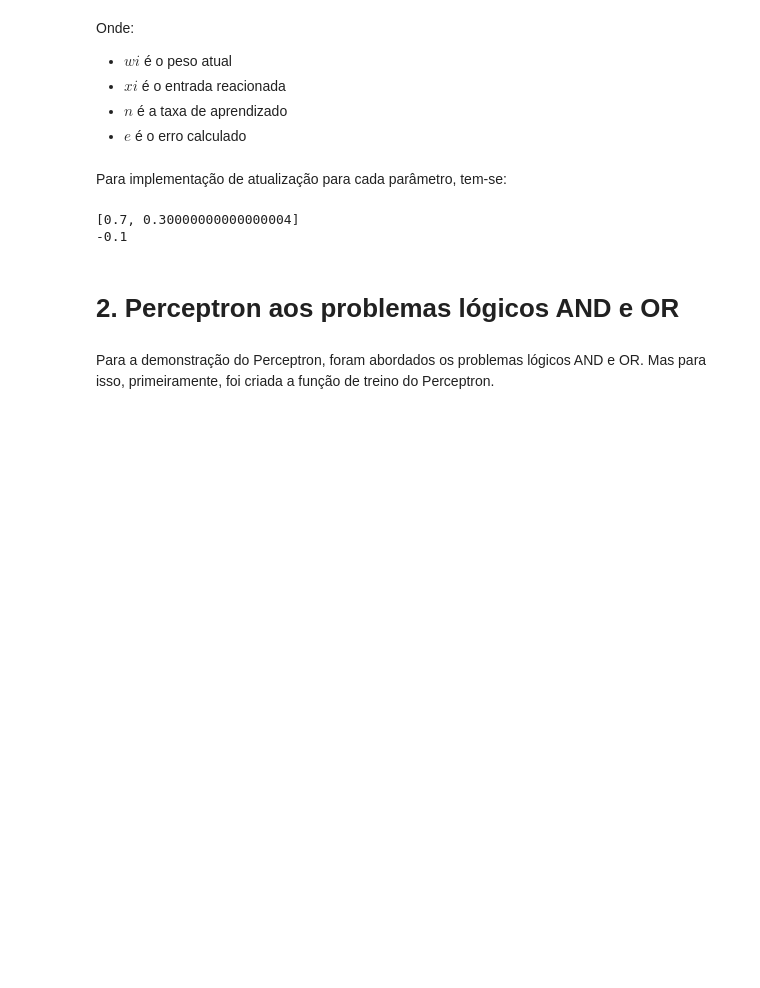
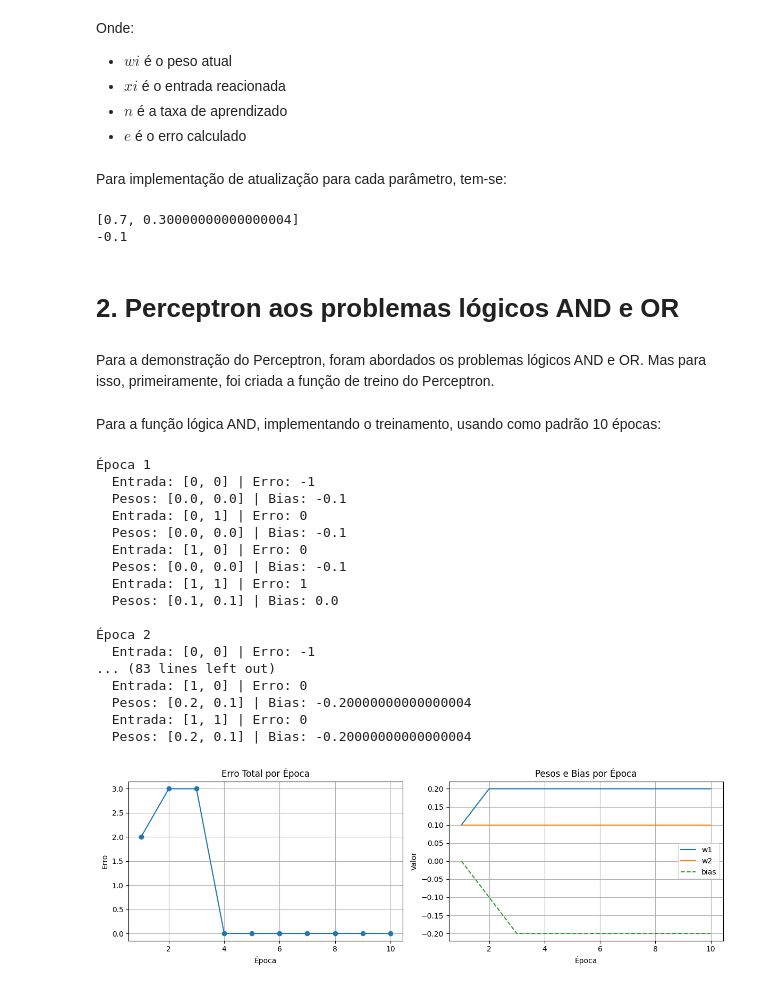
Before and after one commit to Redes-Neurais-2025-1/G_FilipePinheiro_Perceptron, a Jupyter notebook: perceptron.ipynb, the cells around one changed output. Saved outputs shown, nothing was run; the diff lists cells and outputs as text; code cells hidden in the pictures; blank space fills up the shorter version.

Commit message:
feat
Finalizado o treinamento com os datasets OR e AND.

```diff
--- a/perceptron.ipynb
+++ b/perceptron.ipynb
@@ -147,0 +181,52 @@ Para a demonstração do Perceptron, foram abordados os problemas lógicos AND e
+# %%
+def plot(historico_erro, historico_pesos, historico_bias):
+  epocas = range(1, len(historico_erro) + 1)
+
+  plt.figure(figsize=(12, 4))
+  plt.subplot(1, 2, 1)
+  plt.plot(epocas, historico_erro, marker='o')
+  plt.title('Erro Total por Época')
+  plt.xlabel('Época')
+  plt.ylabel('Erro')
+  plt.grid(True)
+  plt.subplot(1, 2, 2)
+  for i in range(len(historico_pesos[0])):
+    pesos_i = [pesos[i] for pesos in historico_pesos]
+    plt.plot(epocas, pesos_i, label=f'w{i + 1}')
+  plt.plot(epocas, historico_bias, '--', label='bias')
+  plt.title('Pesos e Bias por Época')
+  plt.xlabel('Época')
+  plt.ylabel('Valor')
+  plt.legend()
+  plt.grid(True)
+
+  plt.tight_layout()
+  plt.show()
+# %% [markdown]
+Para a função lógica AND, implementando o treinamento, usando como padrão 10 épocas:
+# %%
+##AND
+entradas = [[0, 0], [0, 1], [1, 0], [1, 1]]
+saidas = [0, 0, 0, 1]
+
+w, b, erros, pesos, bias = train(entradas, saidas, 0.1, 10)
+plot(erros, pesos, bias)
+# %% [output]
+Época 1
+  Entrada: [0, 0] | Erro: -1
+  Pesos: [0.0, 0.0] | Bias: -0.1
+  Entrada: [0, 1] | Erro: 0
+  Pesos: [0.0, 0.0] | Bias: -0.1
+  Entrada: [1, 0] | Erro: 0
+  Pesos: [0.0, 0.0] | Bias: -0.1
+  Entrada: [1, 1] | Erro: 1
+  Pesos: [0.1, 0.1] | Bias: 0.0
+
+Época 2
+  Entrada: [0, 0] | Erro: -1
+... (83 lines left out)
+  Entrada: [1, 0] | Erro: 0
+  Pesos: [0.2, 0.1] | Bias: -0.20000000000000004
+  Entrada: [1, 1] | Erro: 0
+  Pesos: [0.2, 0.1] | Bias: -0.20000000000000004
+[figure, added]
```
Also changed, not shown: parts of 11 cells of this notebook.
